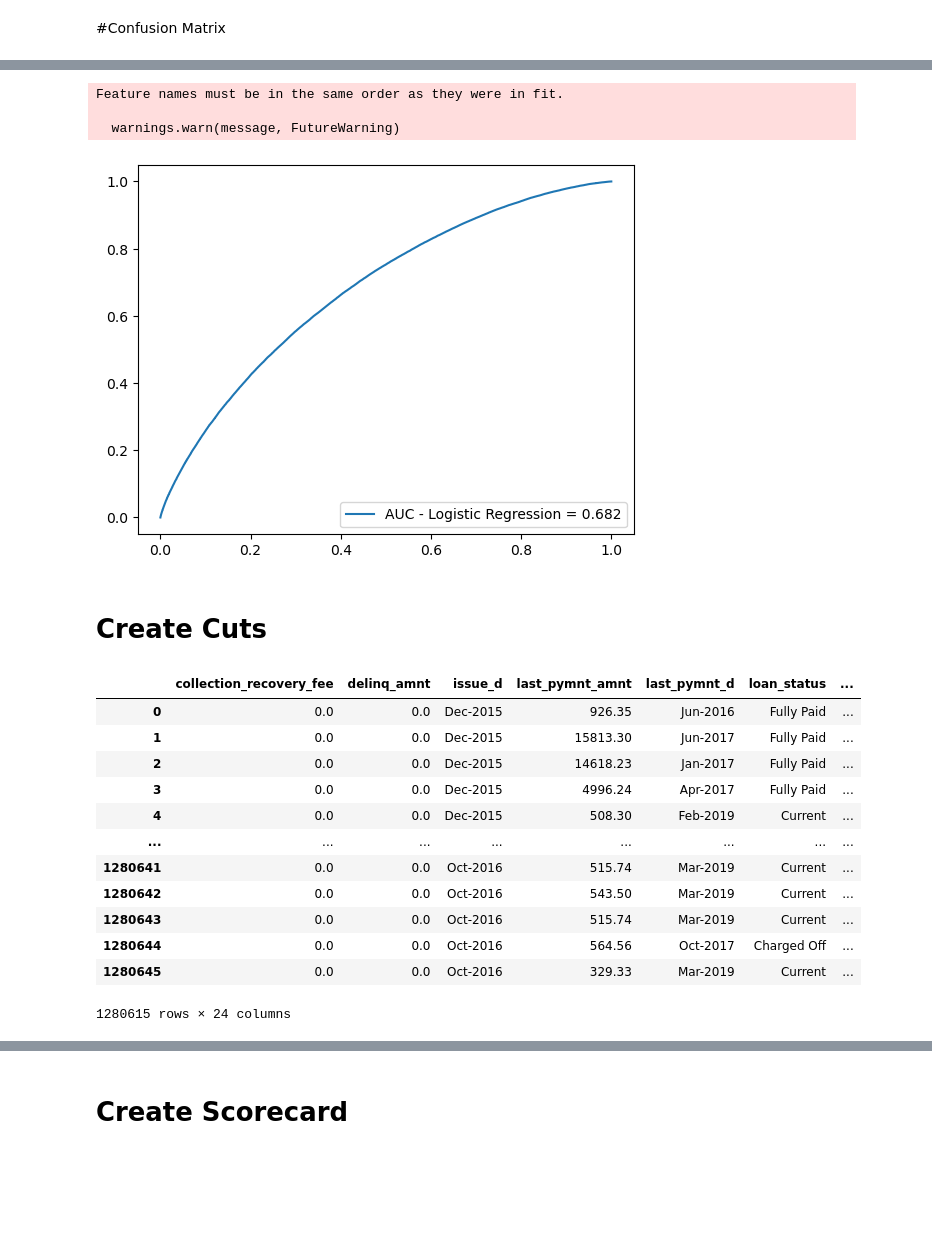
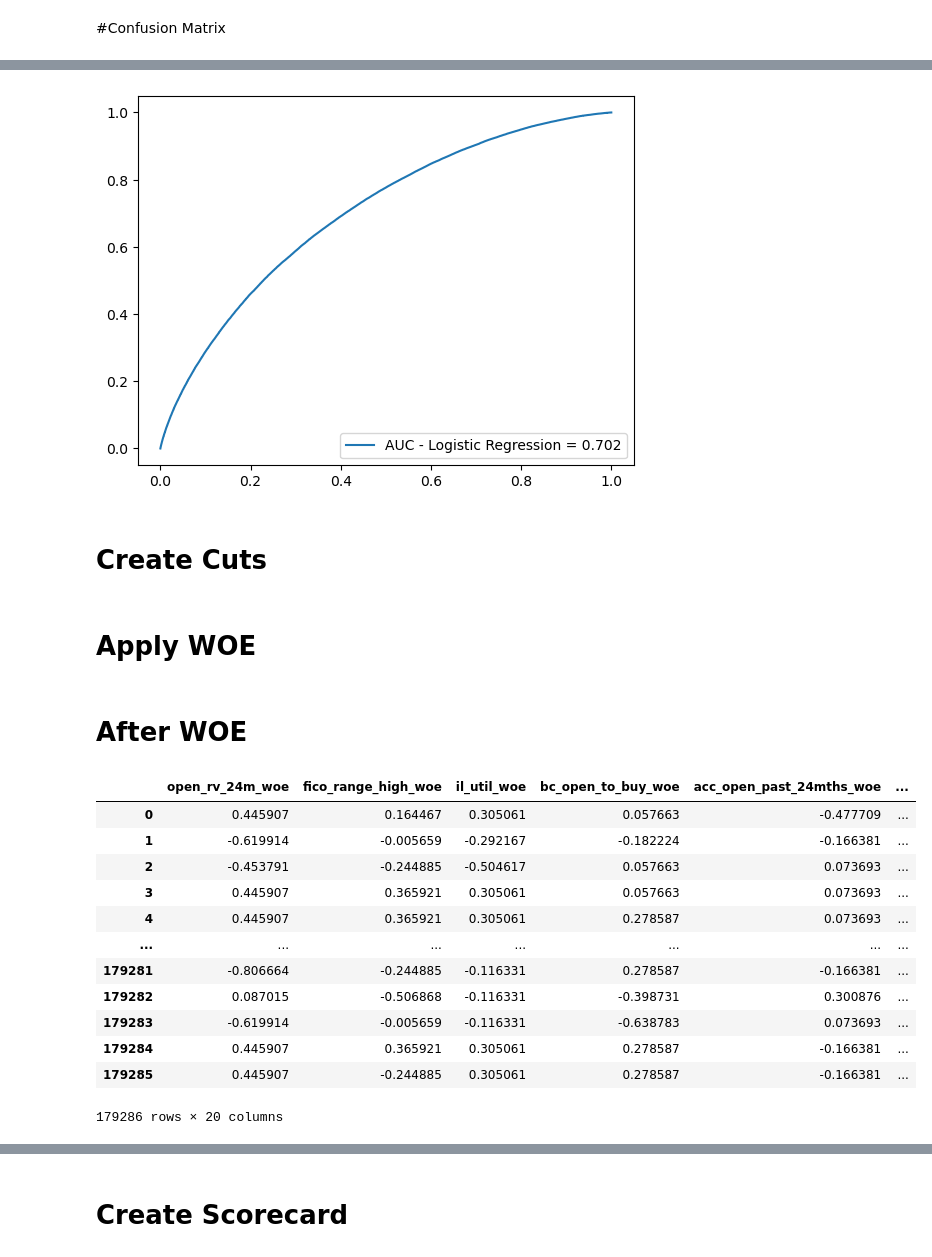
Before and after one commit to preetmodi/Credit-Risk-Analytics, a Jupyter notebook: Scorecard_logistic_reg.ipynb, the cells around one changed output, grey strips where cells are left out. Drawn from its saved outputs; the diff is of its cells as text; code cells hidden in the pictures; blank space fills up the shorter version.

```diff
--- a/Scorecard_logistic_reg.ipynb
+++ b/Scorecard_logistic_reg.ipynb
@@ -323,5 +354,7 @@ Feature names must be in the same order as they were in fit.
 # %% [markdown]
 #Confusion Matrix
+# %%
+val_WoE = val_WoE.drop(drop_columns, axis=1)
 # %%
 from sklearn.metrics import confusion_matrix
 
@@ -375,5 +408,5 @@ recall, precision, f1
 # %%
-probs_test = logreg.predict_proba(test_WoE.drop(columns="Default"))
+probs_test = logreg.predict_proba(test_WoE.drop(columns=["Default", "id"]))
 probs_test = probs_test[:, 1]
 
 fpr, tpr, thresholds = roc_curve(test_WoE['Default'],
@@ -389,7 +422,4 @@ plt.plot(fpr,tpr,label="AUC - Logistic Regression = " + str(auc))
 plt.legend(loc=4)
 plt.show()
 # %% [output]
-Feature names must be in the same order as they were in fit.
-
-  warnings.warn(message, FutureWarning)
-[figure, old version]
+[figure, new version]
@@ -396,22 +429,6 @@ Feature names must be in the same order as they were in fit.
 # %% [markdown]
 # Create Cuts
 # %%
-performance_df = pd.read_pickle('model/data/performance_with_LGD.pkl')
-df_train_no_outliers = pd.read_pickle('model/data/df_train_no_outliers.pkl')
-df_test_no_outliers = pd.read_pickle('model/data/df_test_no_outliers.pkl')
+performance_df = pd.read_pickle('model/data/performance_loan_profit.pkl')
+# df_train_no_outliers = pd.read_pickle('model/data/df_train_no_outliers.pkl')
+# df_test_no_outliers = pd.read_pickle('model/data/df_test_no_outliers.pkl')
-# %%
-performance_df
-# %% [output]
-|  | collection_recovery_fee | delinq_amnt | issue_d | last_pymnt_amnt | last_pymnt_d | loan_status | ... |
-| 0 | 0.0 | 0.0 | Dec-2015 | 926.35 | Jun-2016 | Fully Paid | ... |
-| 1 | 0.0 | 0.0 | Dec-2015 | 15813.30 | Jun-2017 | Fully Paid | ... |
-| 2 | 0.0 | 0.0 | Dec-2015 | 14618.23 | Jan-2017 | Fully Paid | ... |
-| 3 | 0.0 | 0.0 | Dec-2015 | 4996.24 | Apr-2017 | Fully Paid | ... |
-| 4 | 0.0 | 0.0 | Dec-2015 | 508.30 | Feb-2019 | Current | ... |
-| ... | ... | ... | ... | ... | ... | ... | ... |
-| 1280641 | 0.0 | 0.0 | Oct-2016 | 515.74 | Mar-2019 | Current | ... |
-| 1280642 | 0.0 | 0.0 | Oct-2016 | 543.50 | Mar-2019 | Current | ... |
-| 1280643 | 0.0 | 0.0 | Oct-2016 | 515.74 | Mar-2019 | Current | ... |
-| 1280644 | 0.0 | 0.0 | Oct-2016 | 564.56 | Oct-2017 | Charged Off | ... |
-| 1280645 | 0.0 | 0.0 | Oct-2016 | 329.33 | Mar-2019 | Current | ... |
-1280615 rows × 24 columns
@@ -417,0 +440,4 @@ performance_df
+# %%
+val_WoE['id'] = val_WoE['id'].astype('int')
+# %% [markdown]
+# Apply WOE
@@ -417,0 +451,21 @@ performance_df
+# %% [markdown]
+# After WOE
+# %%
+# train_test['id'] = train_test['id'].astype('int')
+val_woe_df = pd.merge(val_WoE, performance_df[['id', 'loan_profit']], on=['id'], how='inner')
+# %%
+val_woe_df
+# %% [output]
+|  | open_rv_24m_woe | fico_range_high_woe | il_util_woe | bc_open_to_buy_woe | acc_open_past_24mths_woe | ... |
+| 0 | 0.445907 | 0.164467 | 0.305061 | 0.057663 | -0.477709 | ... |
+| 1 | -0.619914 | -0.005659 | -0.292167 | -0.182224 | -0.166381 | ... |
+| 2 | -0.453791 | -0.244885 | -0.504617 | 0.057663 | 0.073693 | ... |
+| 3 | 0.445907 | 0.365921 | 0.305061 | 0.057663 | 0.073693 | ... |
+| 4 | 0.445907 | 0.365921 | 0.305061 | 0.278587 | 0.073693 | ... |
+| ... | ... | ... | ... | ... | ... | ... |
+| 179281 | -0.806664 | -0.244885 | -0.116331 | 0.278587 | -0.166381 | ... |
+| 179282 | 0.087015 | -0.506868 | -0.116331 | -0.398731 | 0.300876 | ... |
+| 179283 | -0.619914 | -0.005659 | -0.116331 | -0.638783 | 0.073693 | ... |
+| 179284 | 0.445907 | 0.365921 | 0.305061 | 0.278587 | -0.166381 | ... |
+| 179285 | 0.445907 | -0.244885 | 0.305061 | 0.278587 | -0.166381 | ... |
+179286 rows × 20 columns
```
Also changed, not shown: parts of 34 cells of this notebook.
